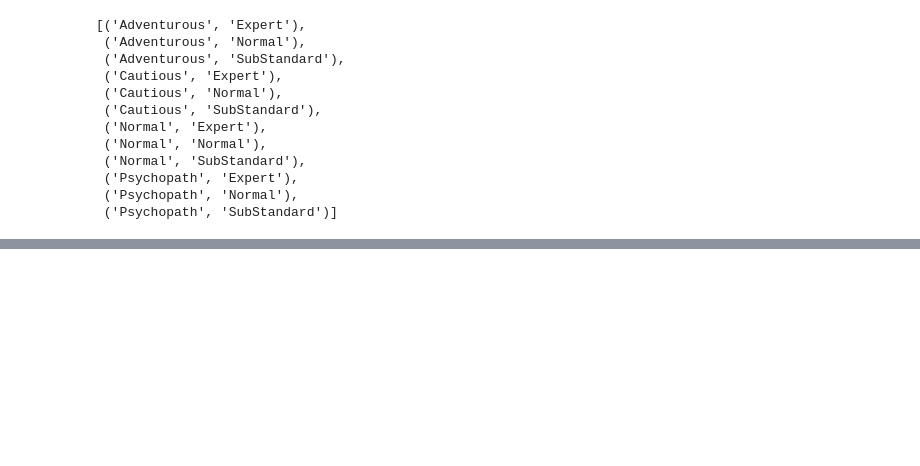
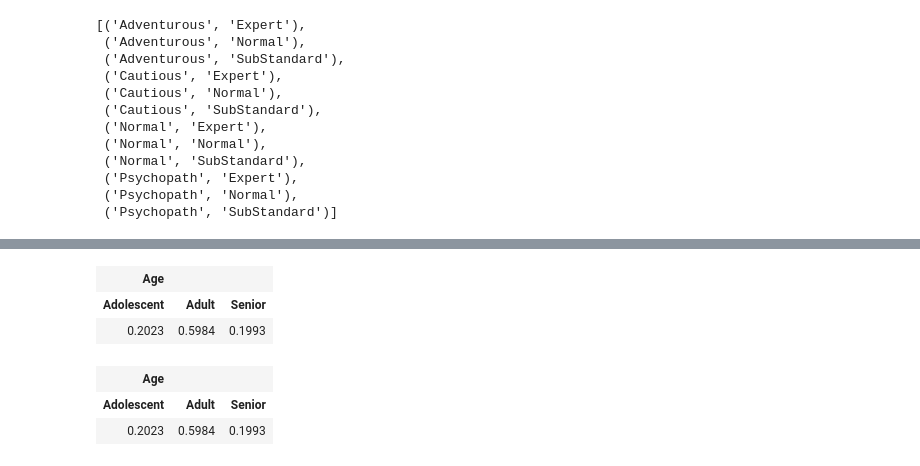
Before and after one commit to Enrique-Val/defeater_explanations, a Jupyter notebook: Testing BNs pyAgrum.ipynb, the cells around one changed output, grey strips where cells are left out. Cells and saved outputs as stored; diff of their text form; code cells hidden in the pictures; blank space fills up the shorter version.

```diff
--- a/Testing BNs pyAgrum.ipynb
+++ b/Testing BNs pyAgrum.ipynb
@@ -731,0 +1051,12 @@ y_red
+# %%
+gum.getPosterior(bn, evs = {}, target = "Age")
+# %% [output]
+| Age |  |  |
+| Adolescent | Adult | Senior |
+| 0.2023 | 0.5984 | 0.1993 |
+# %%
+gum.getPosterior(bn_obs, evs = {}, target = "Age")
+# %% [output]
+| Age |  |  |
+| Adolescent | Adult | Senior |
+| 0.2023 | 0.5984 | 0.1993 |
```
Also changed, not shown: parts of 59 cells of this notebook, 1 other file.
